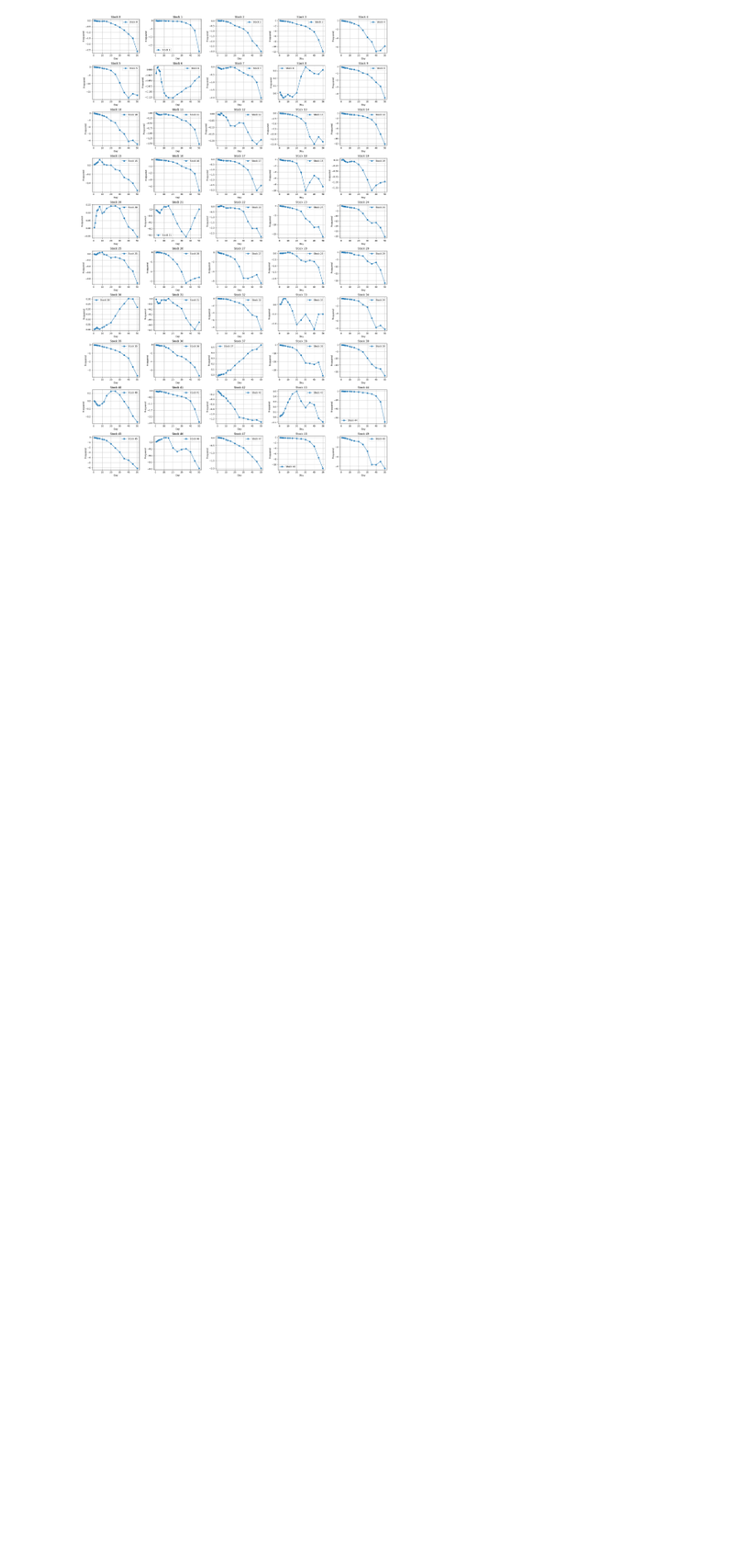
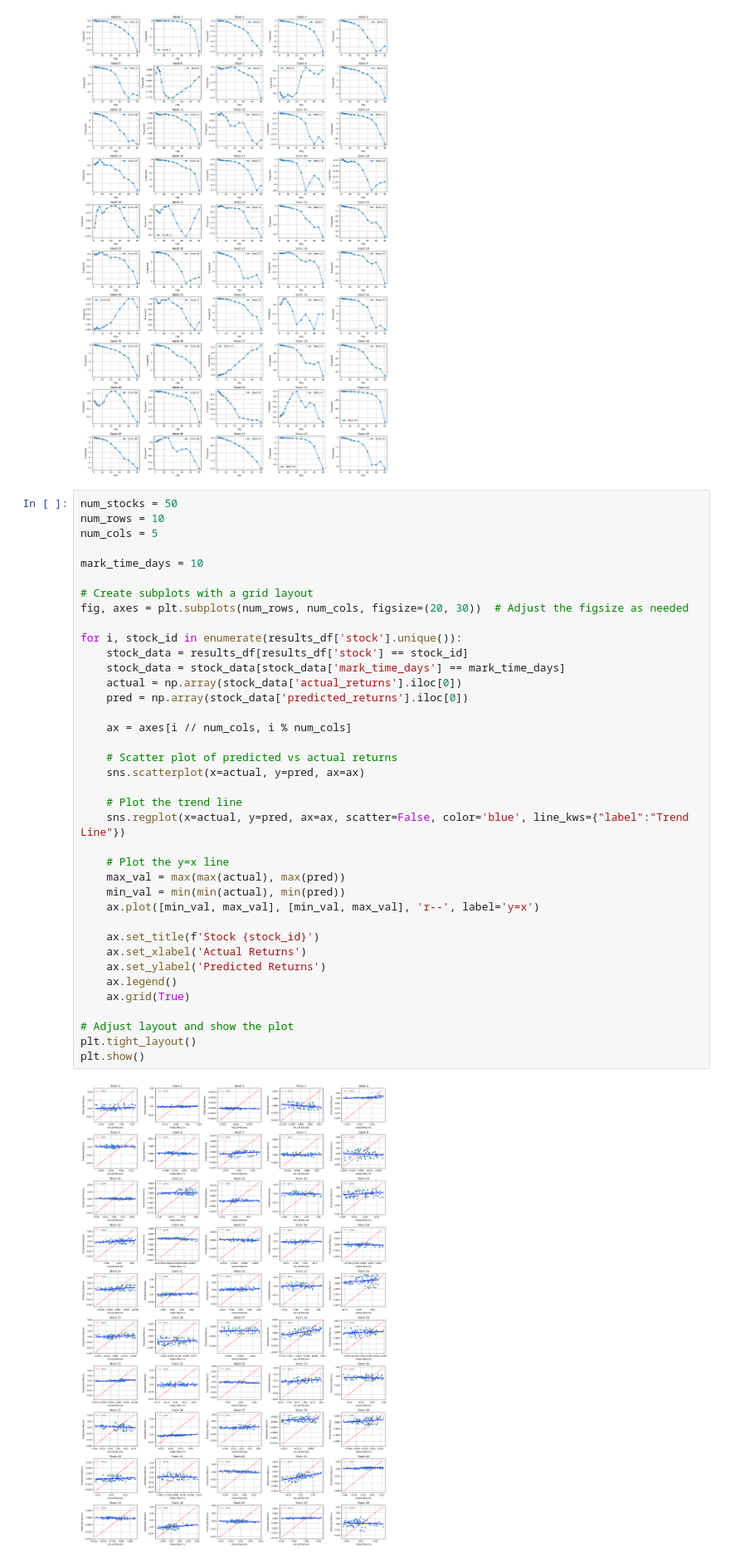
Before and after one commit to engooo/Cutiepatooties-Algothon-2024, a Jupyter notebook: wokringanalysishopefully.ipynb, the cells around one changed output. Shown at 83% size. Cells and saved outputs as stored; diff of their text form; blank space fills up the shorter version.

```diff
--- a/wokringanalysishopefully.ipynb
+++ b/wokringanalysishopefully.ipynb
@@ -182,3 +280,43 @@ plt.tight_layout()
 plt.show()
 # %% [output]
 [figure]
+# %%
+num_stocks = 50
+num_rows = 10
+num_cols = 5
+
+mark_time_days = 10
+
+# Create subplots with a grid layout
+fig, axes = plt.subplots(num_rows, num_cols, figsize=(20, 30))  # Adjust the figsize as needed
+
+for i, stock_id in enumerate(results_df['stock'].unique()):
+    stock_data = results_df[results_df['stock'] == stock_id]
+    stock_data = stock_data[stock_data['mark_time_days'] == mark_time_days]
+    actual = np.array(stock_data['actual_returns'].iloc[0])
+    pred = np.array(stock_data['predicted_returns'].iloc[0])
+
+    ax = axes[i // num_cols, i % num_cols]
+
+    # Scatter plot of predicted vs actual returns
+    sns.scatterplot(x=actual, y=pred, ax=ax)
+
+    # Plot the trend line
+    sns.regplot(x=actual, y=pred, ax=ax, scatter=False, color='blue', line_kws={"label":"Trend Line"})
+
+    # Plot the y=x line
+    max_val = max(max(actual), max(pred))
+    min_val = min(min(actual), min(pred))
+    ax.plot([min_val, max_val], [min_val, max_val], 'r--', label='y=x')
+
+    ax.set_title(f'Stock {stock_id}')
+    ax.set_xlabel('Actual Returns')
+    ax.set_ylabel('Predicted Returns')
+    ax.legend()
+    ax.grid(True)
+
+# Adjust layout and show the plot
+plt.tight_layout()
+plt.show()
+# %% [output]
+[figure, added]
```
Also changed, not shown: parts of 6 cells of this notebook.
